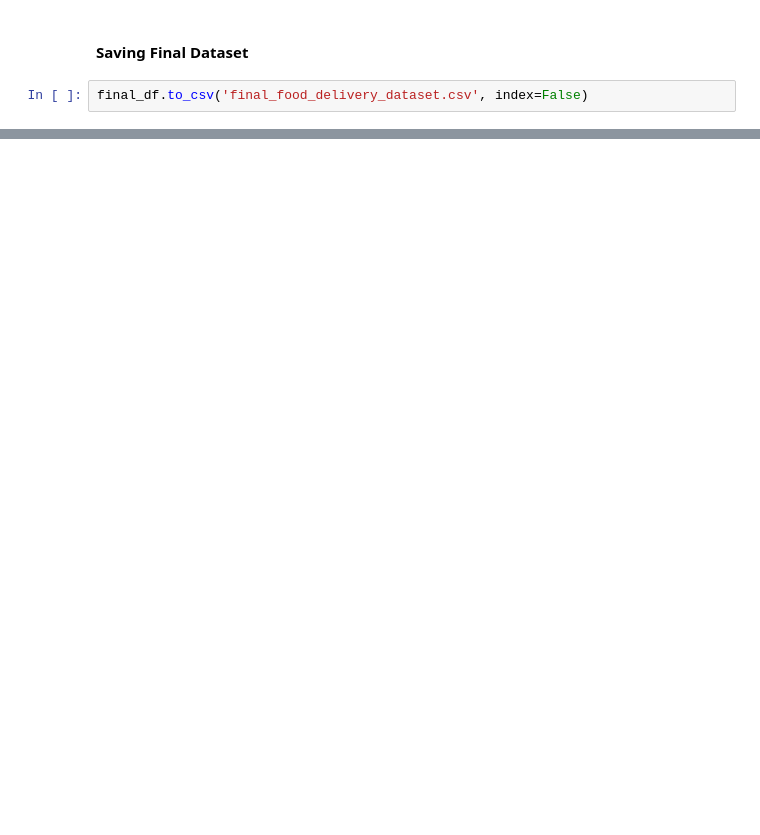
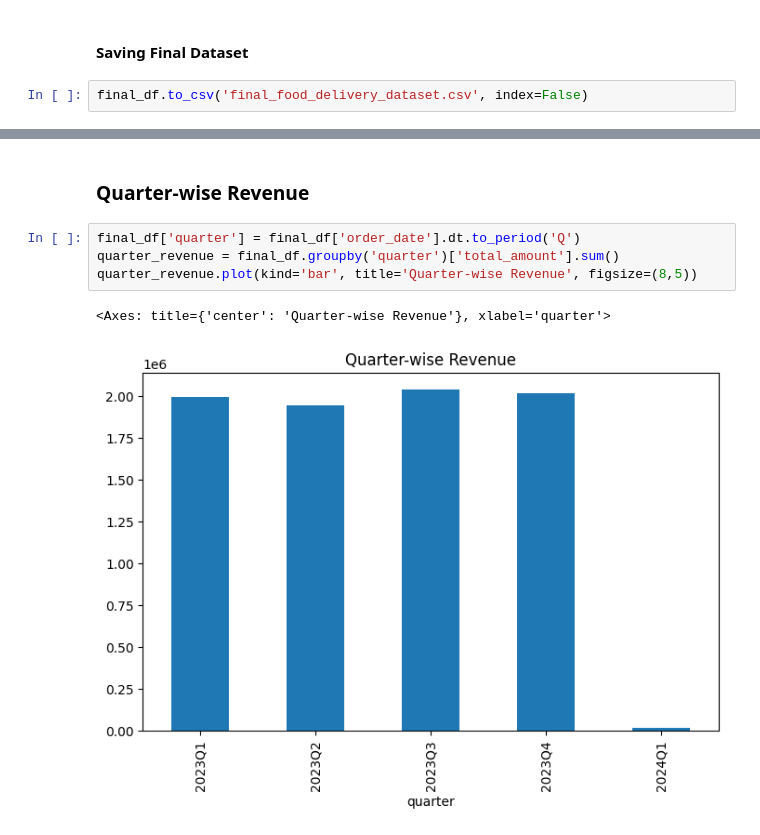
Before and after one commit to RajendharAre/Data_Analytics, a Jupyter notebook: Innomatics_Data_Analytics_Task.ipynb, the cells around one changed output, grey strips where cells are left out. Drawn from its saved outputs; the diff is of its cells as text; blank space fills up the shorter version.

```diff
--- a/Innomatics_Data_Analytics_Task.ipynb
+++ b/Innomatics_Data_Analytics_Task.ipynb
@@ -91,0 +289,9 @@ final_df.to_csv('final_food_delivery_dataset.csv', index=False)
+# %% [markdown]
+### Quarter-wise Revenue
+# %%
+final_df['quarter'] = final_df['order_date'].dt.to_period('Q')
+quarter_revenue = final_df.groupby('quarter')['total_amount'].sum()
+quarter_revenue.plot(kind='bar', title='Quarter-wise Revenue', figsize=(8,5))
+# %% [output]
+<Axes: title={'center': 'Quarter-wise Revenue'}, xlabel='quarter'>
+[figure, added]
```
Also changed, not shown: parts of 35 cells of this notebook.
